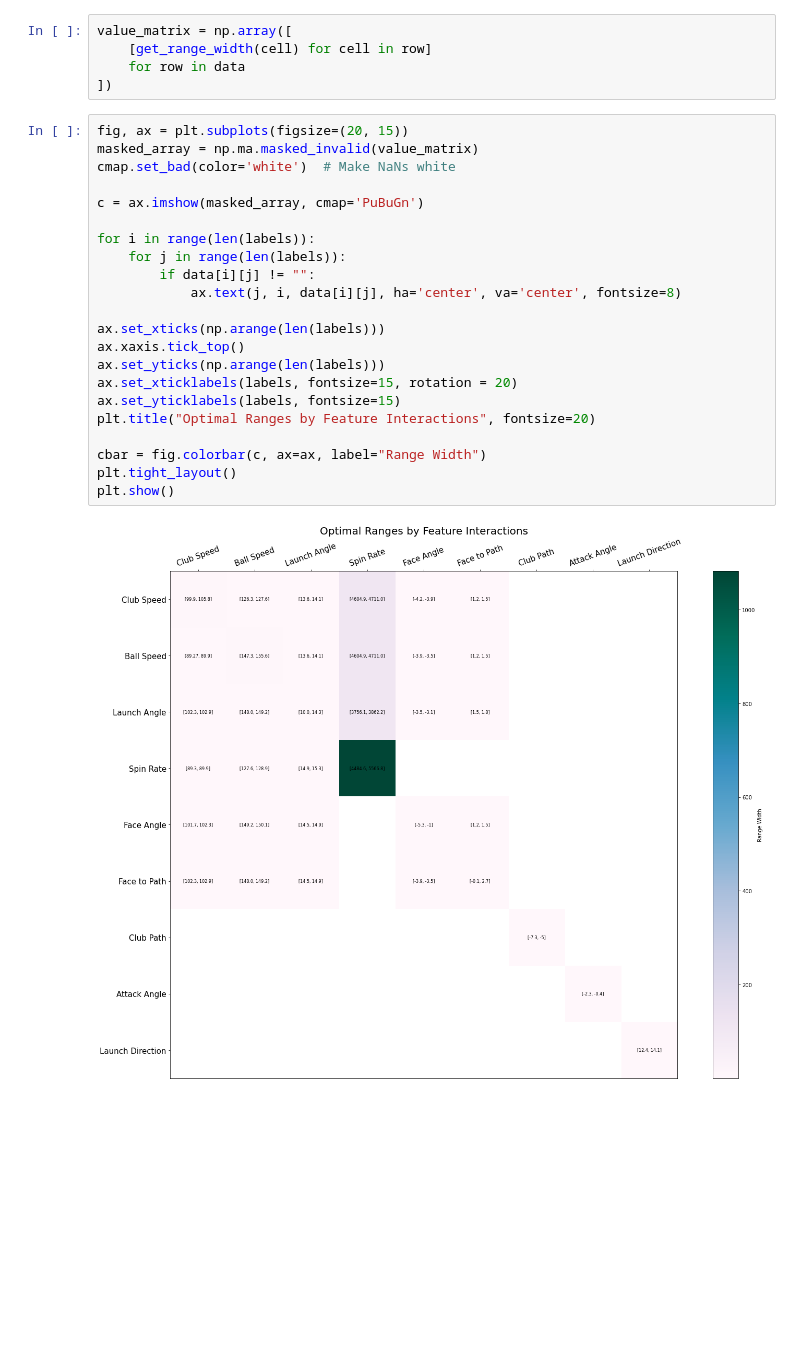
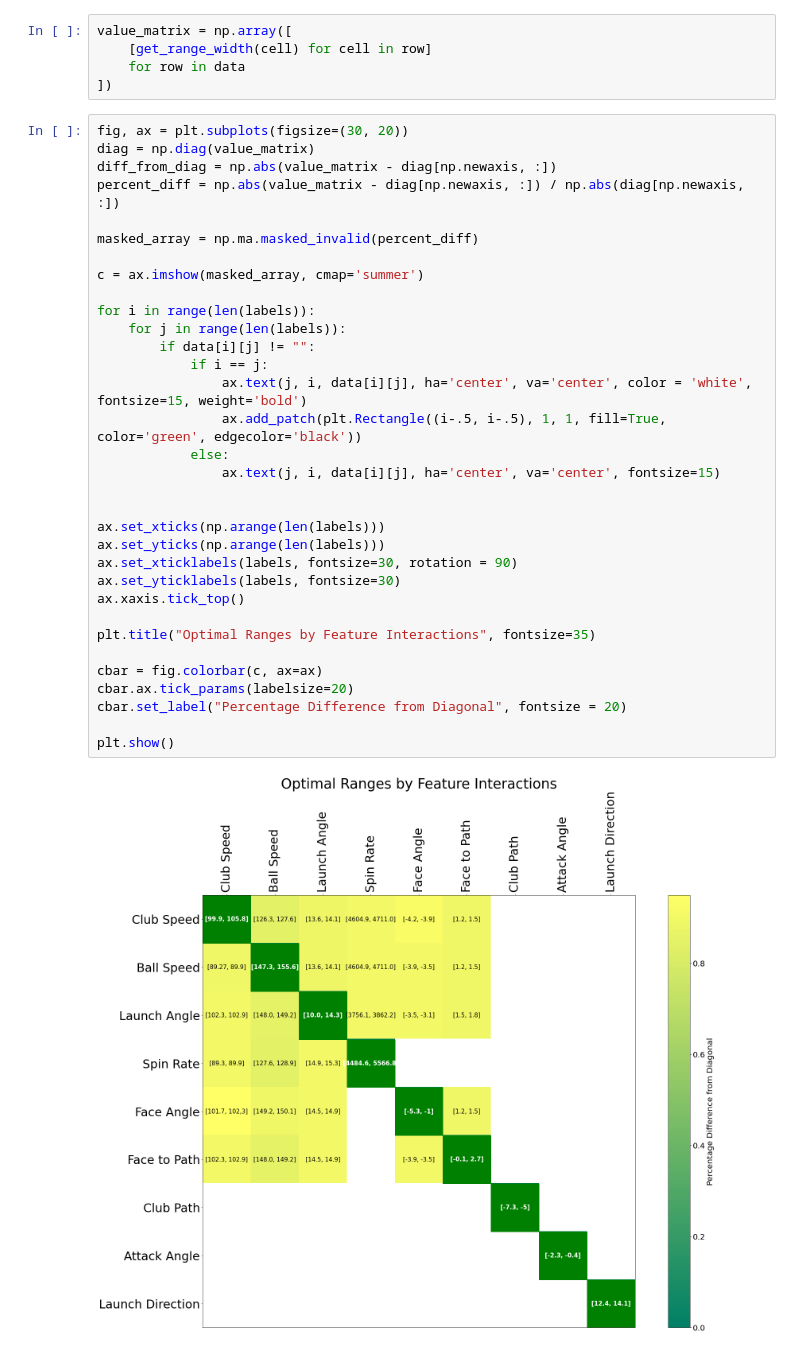
Before and after one commit to ericaking1/golfanalytics, a Jupyter notebook: optimal_visual.ipynb, the cells around one changed output. Saved outputs shown, nothing was run; the diff lists cells and outputs as text; blank space fills up the shorter version.

Commit message:
updated matrix visualization

```diff
--- a/optimal_visual.ipynb
+++ b/optimal_visual.ipynb
@@ -25,26 +25,37 @@ value_matrix = np.array([
     for row in data
 ])
 # %%
-fig, ax = plt.subplots(figsize=(20, 15))
-masked_array = np.ma.masked_invalid(value_matrix)
-cmap.set_bad(color='white')  # Make NaNs white
+fig, ax = plt.subplots(figsize=(30, 20))
+diag = np.diag(value_matrix)
+diff_from_diag = np.abs(value_matrix - diag[np.newaxis, :])
+percent_diff = np.abs(value_matrix - diag[np.newaxis, :]) / np.abs(diag[np.newaxis, :])
 
-c = ax.imshow(masked_array, cmap='PuBuGn')
+masked_array = np.ma.masked_invalid(percent_diff)
+
+c = ax.imshow(masked_array, cmap='summer')
 
 for i in range(len(labels)):
     for j in range(len(labels)):
         if data[i][j] != "":
-            ax.text(j, i, data[i][j], ha='center', va='center', fontsize=8)
+            if i == j:
+                ax.text(j, i, data[i][j], ha='center', va='center', color = 'white', fontsize=15, weight='bold')
+                ax.add_patch(plt.Rectangle((i-.5, i-.5), 1, 1, fill=True, color='green', edgecolor='black'))
+            else:
+                ax.text(j, i, data[i][j], ha='center', va='center', fontsize=15)
+
 
 ax.set_xticks(np.arange(len(labels)))
+ax.set_yticks(np.arange(len(labels)))
+ax.set_xticklabels(labels, fontsize=30, rotation = 90)
+ax.set_yticklabels(labels, fontsize=30)
 ax.xaxis.tick_top()
-ax.set_yticks(np.arange(len(labels)))
-ax.set_xticklabels(labels, fontsize=15, rotation = 20)
-ax.set_yticklabels(labels, fontsize=15)
-plt.title("Optimal Ranges by Feature Interactions", fontsize=20)
 
-cbar = fig.colorbar(c, ax=ax, label="Range Width")
-plt.tight_layout()
+plt.title("Optimal Ranges by Feature Interactions", fontsize=35)
+
+cbar = fig.colorbar(c, ax=ax)
+cbar.ax.tick_params(labelsize=20)
+cbar.set_label("Percentage Difference from Diagonal", fontsize = 20)
+
 plt.show()
 # %% [output]
-[figure, old version]
+[figure, new version]
```
